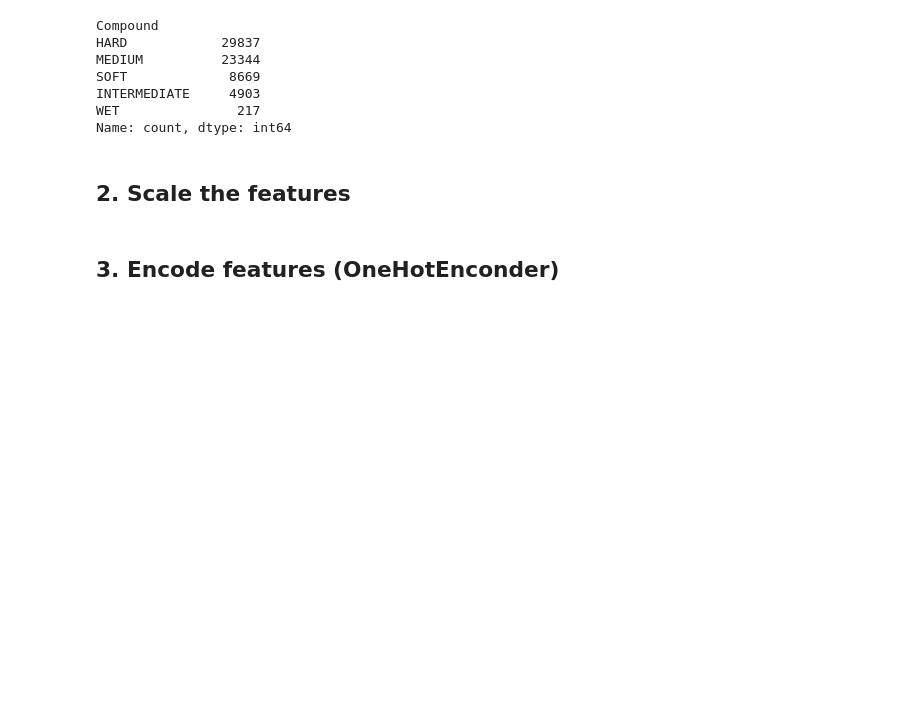
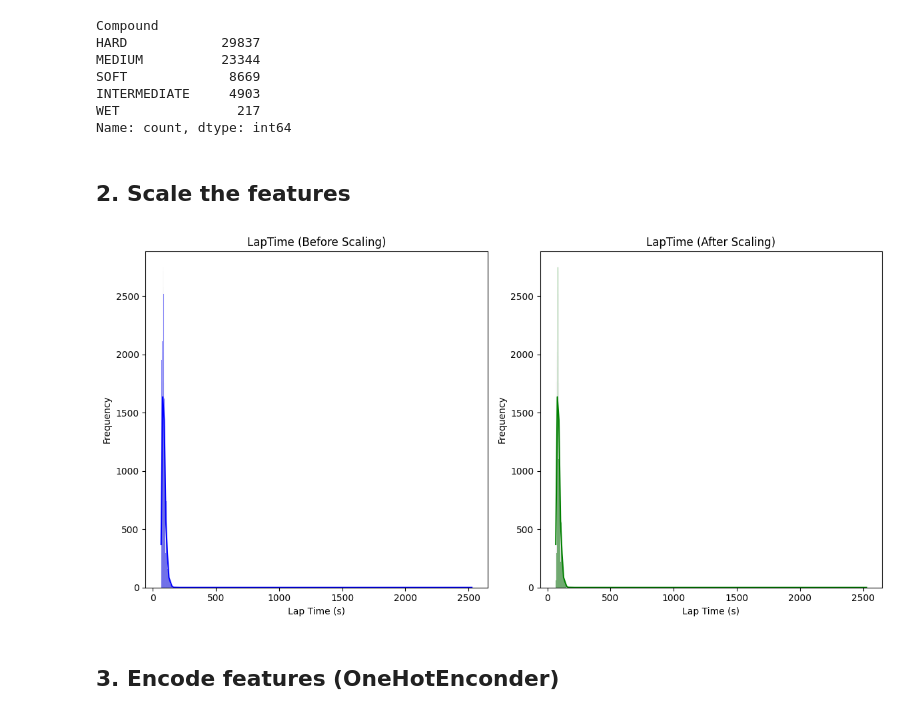
Before and after one commit to diegonbotelho/f1-tire-prediction, a Jupyter notebook: notebooks/pre-process_feature-selection.ipynb, the cells around one changed output. Saved outputs shown, nothing was run; the diff lists cells and outputs as text; code cells hidden in the pictures; blank space fills up the shorter version.

```diff
--- a/notebooks/pre-process_feature-selection.ipynb
+++ b/notebooks/pre-process_feature-selection.ipynb
@@ -191,6 +191,29 @@ WET               217
 Name: count, dtype: int64
 # %% [markdown]
 ## 2. Scale the features
+# %%
+import matplotlib.pyplot as plt
+import seaborn as sns
+
+# Plot the distribution of a numerical feature before scaling
+plt.figure(figsize=(12, 6))
+plt.subplot(1, 2, 1)
+sns.histplot(new_df['LapTime'], kde=True, color='blue')
+plt.title('LapTime (Before Scaling)')
+plt.xlabel('Lap Time (s)')
+plt.ylabel('Frequency')
+
+# Plot the distribution after scaling
+plt.subplot(1, 2, 2)
+sns.histplot(new_df['LapTime'], kde=True, color='green')
+plt.title('LapTime (After Scaling)')
+plt.xlabel('Lap Time (s)')
+plt.ylabel('Frequency')
+
+plt.tight_layout()
+plt.show()
+# %% [output]
+[figure, added]
 # %%
 from sklearn.preprocessing import StandardScaler
 
```
Also changed, not shown: 1 other file.
